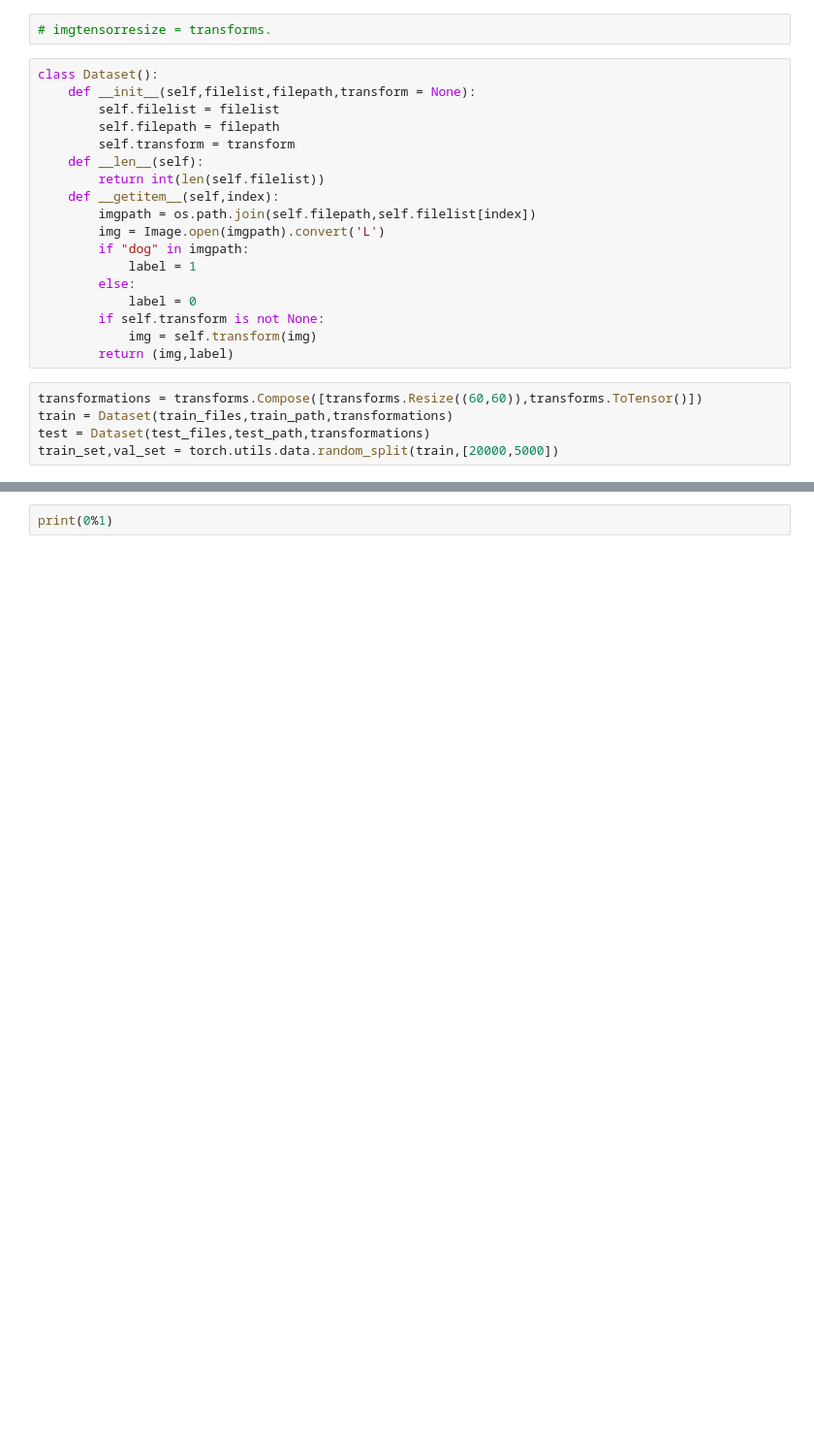
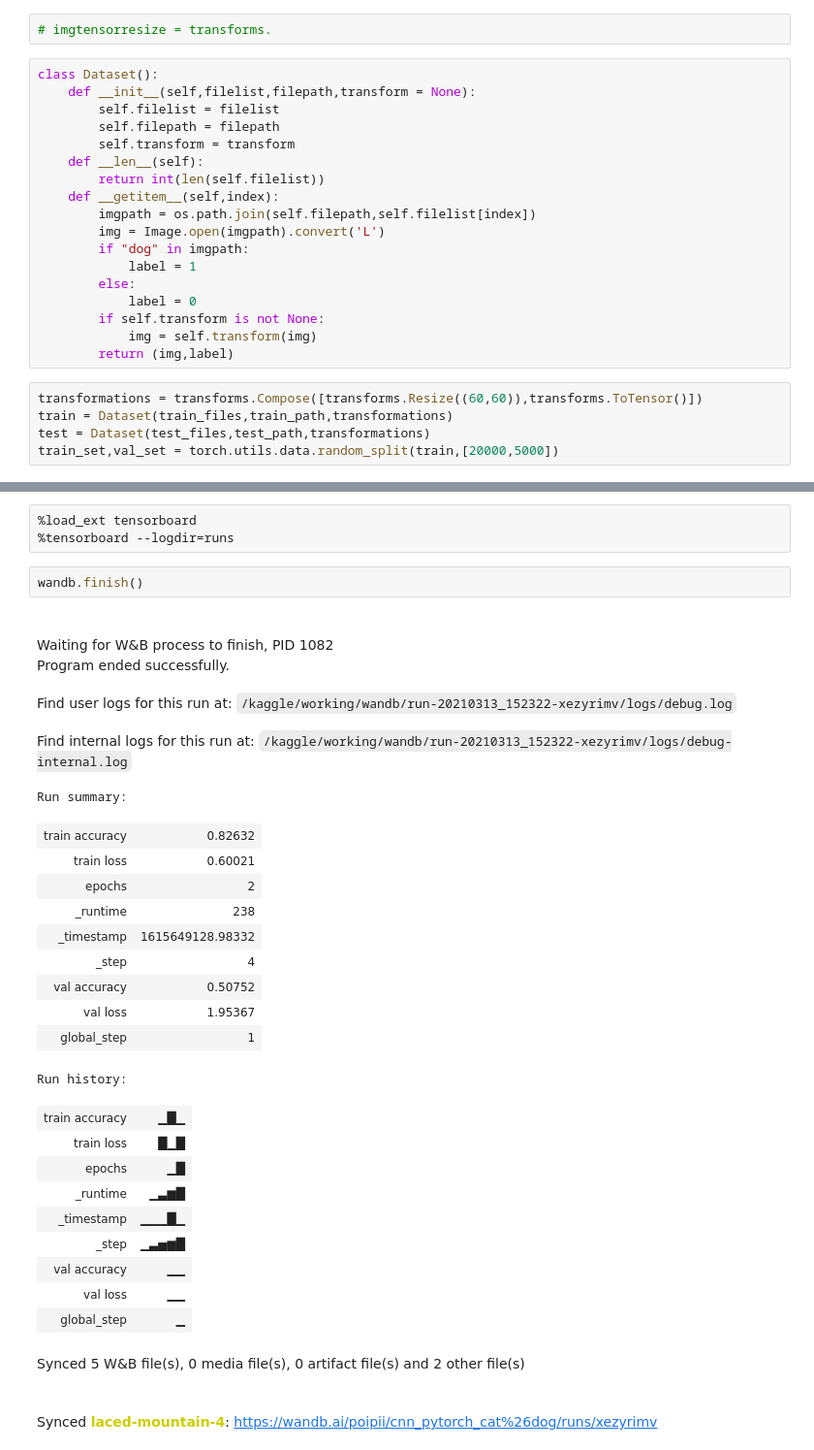
Before and after one commit to poipiii/pytorch-cnn-experiment, a Jupyter notebook: notebooks/pytorch-baseline-dog-vs-cat.ipynb, the cells around one changed output, grey strips where cells are left out. Shown at 97% size. Saved outputs shown, nothing was run; the diff lists cells and outputs as text; blank space fills up the shorter version.

Commit message:
added wandb logging

```diff
--- a/notebooks/pytorch-baseline-dog-vs-cat.ipynb
+++ b/notebooks/pytorch-baseline-dog-vs-cat.ipynb
@@ -170,2 +288,32 @@ for epoch in range(EPOCHS):
-# %%
-print(0%1)
+# %%
+%load_ext tensorboard
+%tensorboard --logdir=runs
+# %%
+wandb.finish()
+# %% [output]
+Waiting for W&B process to finish, PID 1082
+Program ended successfully.
+Find user logs for this run at: /kaggle/working/wandb/run-20210313_152322-xezyrimv/logs/debug.log
+Find internal logs for this run at: /kaggle/working/wandb/run-20210313_152322-xezyrimv/logs/debug-internal.log
+Run summary:
+| train accuracy | 0.82632 |
+| train loss | 0.60021 |
+| epochs | 2 |
+| _runtime | 238 |
+| _timestamp | 1615649128.98332 |
+| _step | 4 |
+| val accuracy | 0.50752 |
+| val loss | 1.95367 |
+| global_step | 1 |
+Run history:
+| train accuracy | ▁█▁ |
+| train loss | █▁█ |
+| epochs | ▁█ |
+| _runtime | ▁▃▆█ |
+| _timestamp | ▁▁▁█▁ |
+| _step | ▁▃▅▆█ |
+| val accuracy | ▁▁ |
+| val loss | ▁▁ |
+| global_step | ▁ |
+Synced 5 W&B file(s), 0 media file(s), 0 artifact file(s) and 2 other file(s)
+Synced laced-mountain-4: https://wandb.ai/poipii/cnn_pytorch_cat%26dog/runs/xezyrimv
```
Also changed, not shown: parts of 21 cells of this notebook.
